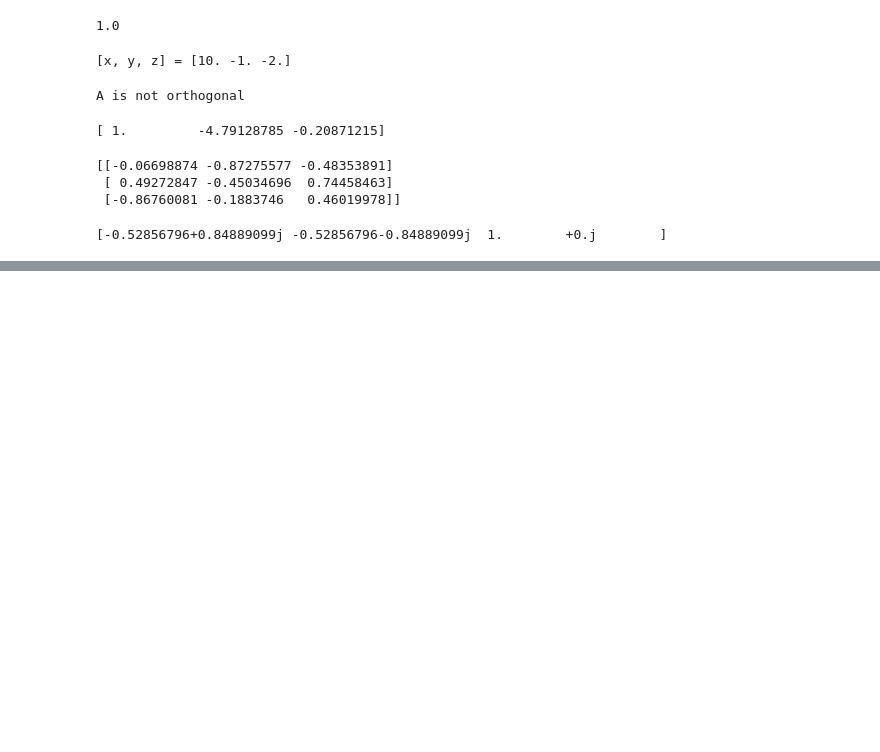
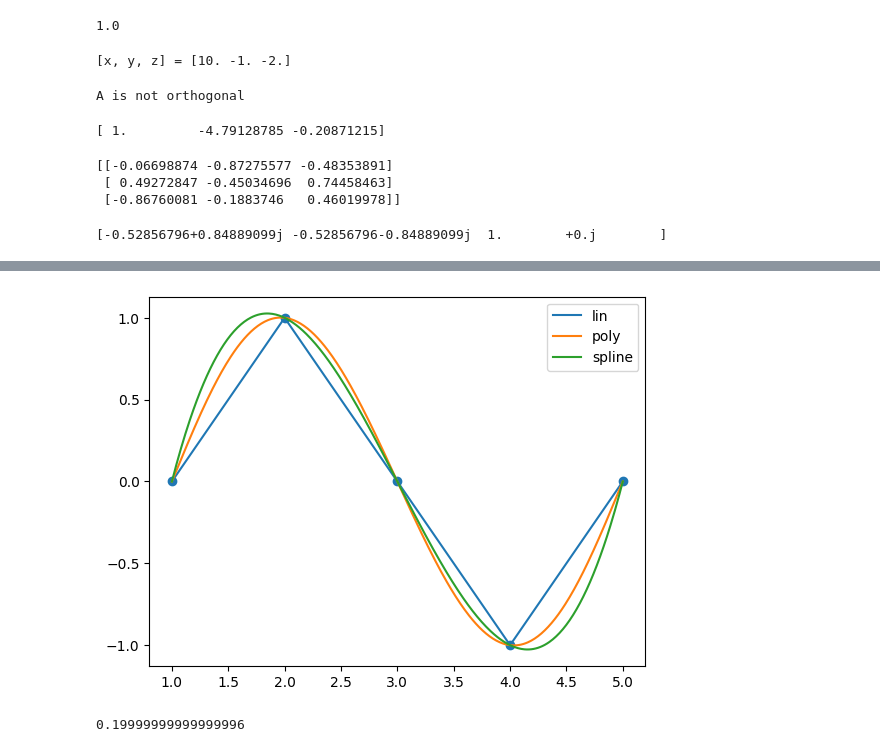
Before and after one commit to avalperezRUG/PROGNUM-repo, a Jupyter notebook: Task7/sq_s6217338_week7.ipynb, the cells around one changed output, grey strips where cells are left out. Cells and saved outputs as stored; diff of their text form; code cells hidden in the pictures; blank space fills up the shorter version.

```diff
--- a/Task7/sq_s6217338_week7.ipynb
+++ b/Task7/sq_s6217338_week7.ipynb
@@ -100,0 +145,63 @@ plt.show()
+# %%
+x = np.asarray(list(map(int, input("x-values separated by space: ").split())))
+y = np.asarray(list(map(int, input("y-values separated by space: ").split())))
+
+def f(x: np.ndarray, X: np.ndarray) -> np.ndarray:
+    f = 0
+    for i in range(len(X)):
+        n = i
+        f += X[i] * x**((len(X) - n))
+    return f
+
+class interpolation:
+    def __init__(self, x, y):
+        self.x = x
+        self.y = y
+
+        self.newx = np.linspace(self.x.min(), self.x.max(), (self.x.max() - self.x.min())*100)
+        self.f_lin = ip.interp1d(self.x, self.y, kind='linear')
+        self.f_poly = ip.interp1d(self.x, self.y, kind='cubic')
+        self.cs = CubicSpline(self.x, self.y)
+
+        self.A = []
+        for i in self.x:
+            j = len(self.x)
+            while j > 0:
+                self.A.append(i**j)
+                j -= 1
+
+        self.n = int(np.sqrt(len(self.A)))
+        self.A = np.array(self.A).reshape(self.n,self.n)
+
+        self.X = la.solve(self.A, self.y.reshape(len(self.y),1))
+
+    def plot(self):
+        fig, ax = plt.subplots()
+        ax.scatter(self.x, self.y)
+        ax.plot(self.newx, self.f_lin(self.newx),
+                label='lin')
+        ax.plot(self.newx, f(self.newx, self.X),
+                label='poly')
+        ax.plot(self.newx, self.cs(self.newx),
+                label='spline')
+        plt.legend()
+        return plt.show()
+
+    def find_x(self):
+        findX = float(input('x-value: '))
+        method = input('Method: ')
+
+        if method == 'lin' or 'linear':
+            return print(self.f_lin(findX))
+        elif method == 'poly' or 'polynomial':
+            return print(f(self.newx, findX))
+        elif method == 'spline':
+            return print(self.cs(findX))
+        else:
+            return print('There has been an error with the input, please try again.')
+
+interpolation(x,y).plot()
+interpolation(x,y).find_x()
+# %% [output]
+[figure, added]
+0.19999999999999996
```
Also changed, not shown: parts of 9 cells of this notebook.
